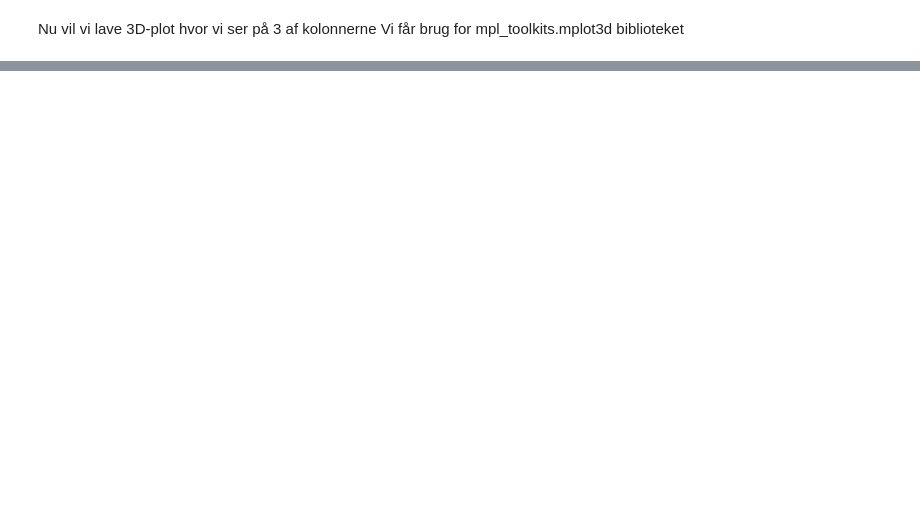
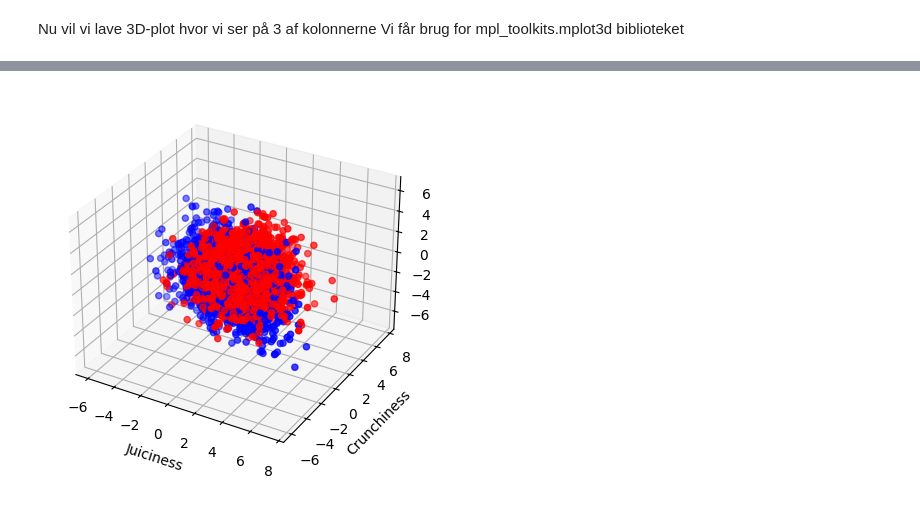
Before and after one commit to hchulvej/MachineLearning, a Jupyter notebook: AppleQuality05032024.ipynb, the cells around one changed output, grey strips where cells are left out. Saved outputs shown, nothing was run; the diff lists cells and outputs as text; code cells hidden in the pictures; blank space fills up the shorter version.

```diff
--- a/AppleQuality05032024.ipynb
+++ b/AppleQuality05032024.ipynb
@@ -69,11 +64,11 @@ from mpl_toolkits.mplot3d import Axes3D
 x = "Juiciness"
 y = "Crunchiness"
 z = "Sweetness"
-fig = figg.figure()
+fig = plt.figure()
 threedee = fig.add_subplot(111, projection='3d')
 threedee.scatter(df[x], df[y], df[z], c=colors)
 threedee.set_xlabel(x)
 threedee.set_ylabel(y)
 threedee.set_zlabel(z)
-figg.show()
+plt.show()
 # %% [output]
@@ -81,0 +75 @@ figg.show()
+[figure, added]
```
Also changed, not shown: parts of 4 cells of this notebook, 2 other files.
